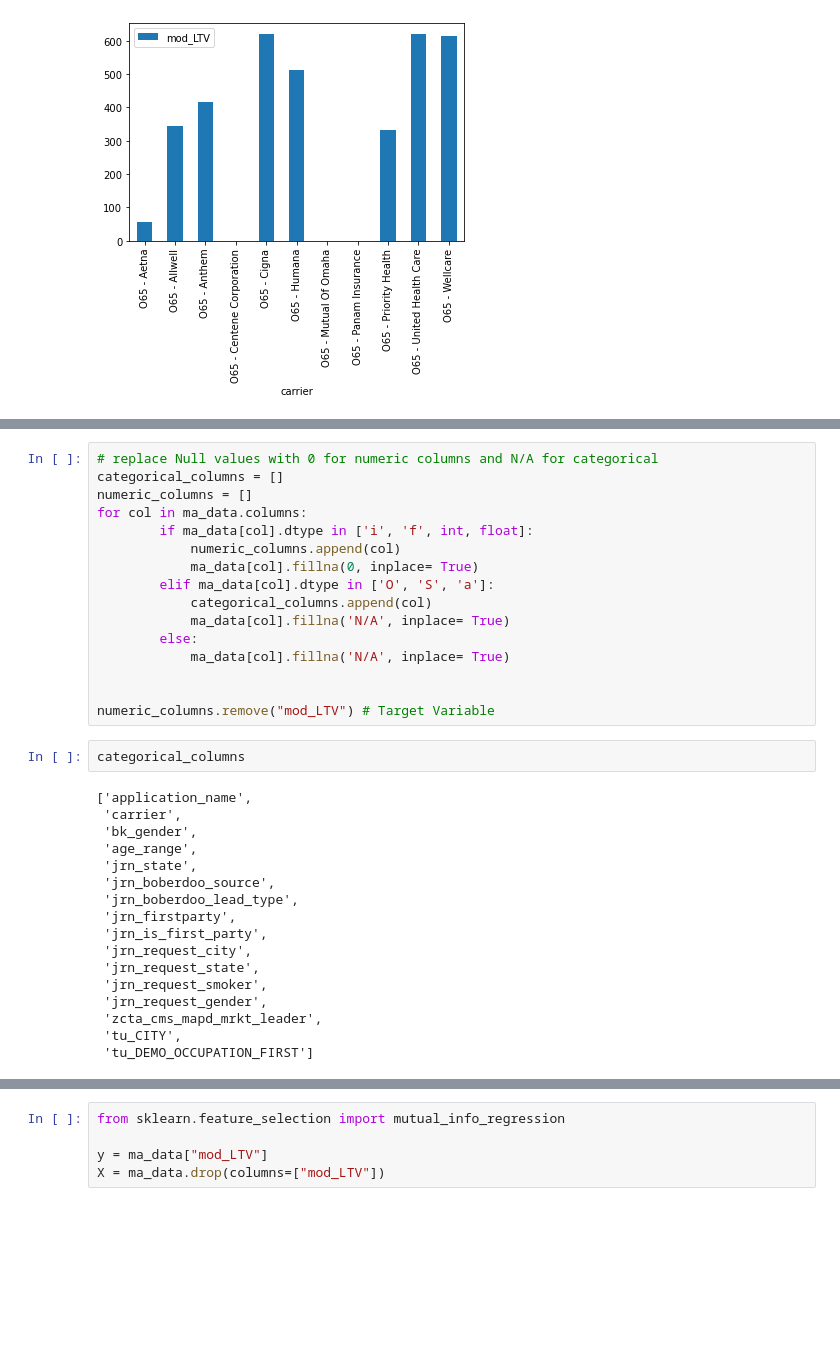
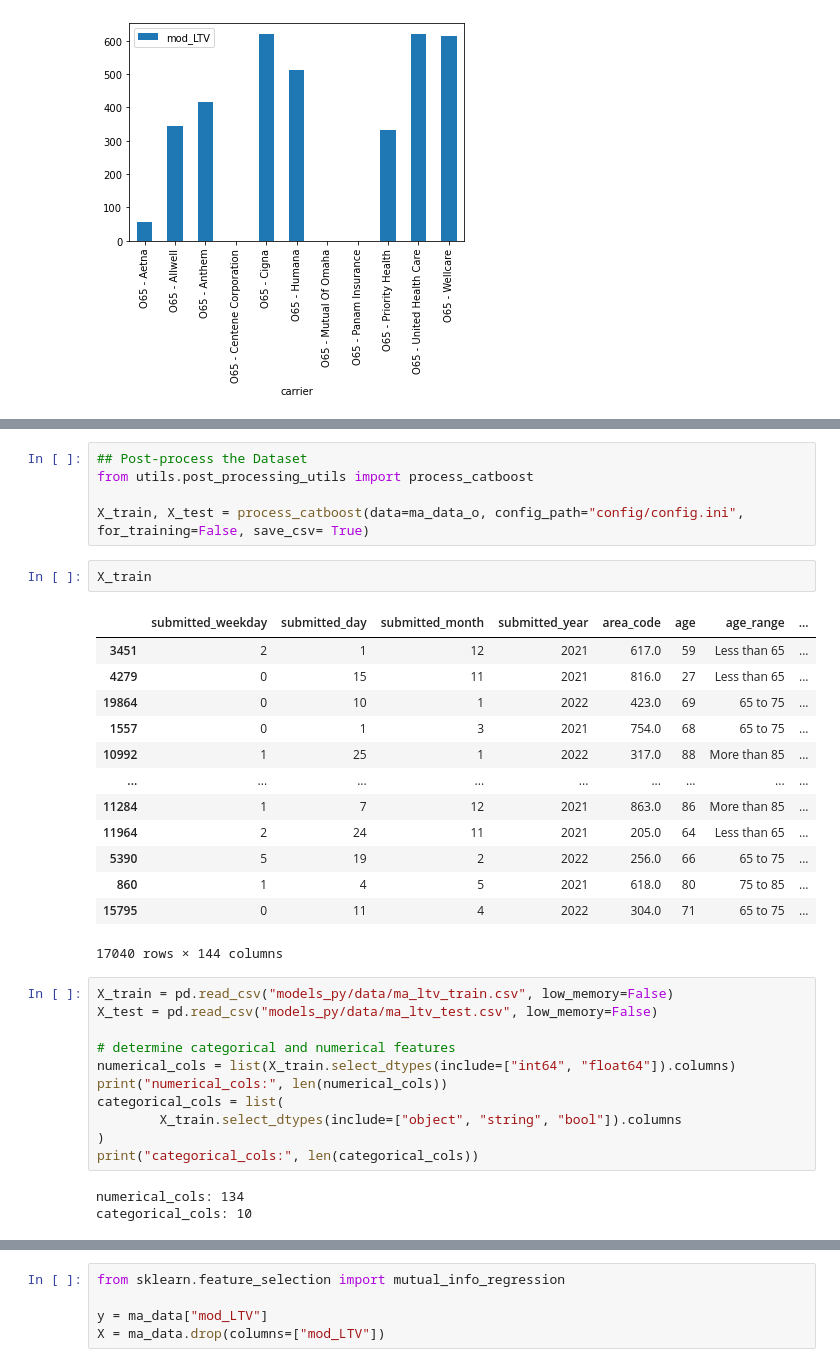
Before and after one commit to jawhar-healthcare/MedicareAdvantage_Pre_Conversion_LTV, a Jupyter notebook: model_dev.ipynb, the cells around one changed output, grey strips where cells are left out. Saved outputs shown, nothing was run; the diff lists cells and outputs as text; blank space fills up the shorter version.

```diff
--- a/model_dev.ipynb
+++ b/model_dev.ipynb
@@ -99,35 +61,35 @@ ma_data = ma_data_o.drop(columns= unwanted_features)
-# %%
-# replace Null values with 0 for numeric columns and N/A for categorical
-categorical_columns = []
-numeric_columns = []
-for col in ma_data.columns:
-        if ma_data[col].dtype in ['i', 'f', int, float]:
-            numeric_columns.append(col)
-            ma_data[col].fillna(0, inplace= True)
-        elif ma_data[col].dtype in ['O', 'S', 'a']:
-            categorical_columns.append(col)
-            ma_data[col].fillna('N/A', inplace= True)
-        else:
-            ma_data[col].fillna('N/A', inplace= True)
-
-
-numeric_columns.remove("mod_LTV") # Target Variable
-# %%
-categorical_columns
-# %% [output]
-['application_name',
- 'carrier',
- 'bk_gender',
- 'age_range',
- 'jrn_state',
- 'jrn_boberdoo_source',
- 'jrn_boberdoo_lead_type',
- 'jrn_firstparty',
- 'jrn_is_first_party',
- 'jrn_request_city',
- 'jrn_request_state',
- 'jrn_request_smoker',
- 'jrn_request_gender',
- 'zcta_cms_mapd_mrkt_leader',
- 'tu_CITY',
- 'tu_DEMO_OCCUPATION_FIRST']
+# %%
+## Post-process the Dataset
+from utils.post_processing_utils import process_catboost
+
+X_train, X_test = process_catboost(data=ma_data_o, config_path="config/config.ini", for_training=False, save_csv= True)
+# %%
+X_train
+# %% [output]
+|  | submitted_weekday | submitted_day | submitted_month | submitted_year | area_code | age | age_range | ... |
+| 3451 | 2 | 1 | 12 | 2021 | 617.0 | 59 | Less than 65 | ... |
+| 4279 | 0 | 15 | 11 | 2021 | 816.0 | 27 | Less than 65 | ... |
+| 19864 | 0 | 10 | 1 | 2022 | 423.0 | 69 | 65 to 75 | ... |
+| 1557 | 0 | 1 | 3 | 2021 | 754.0 | 68 | 65 to 75 | ... |
+| 10992 | 1 | 25 | 1 | 2022 | 317.0 | 88 | More than 85 | ... |
+| ... | ... | ... | ... | ... | ... | ... | ... | ... |
+| 11284 | 1 | 7 | 12 | 2021 | 863.0 | 86 | More than 85 | ... |
+| 11964 | 2 | 24 | 11 | 2021 | 205.0 | 64 | Less than 65 | ... |
+| 5390 | 5 | 19 | 2 | 2022 | 256.0 | 66 | 65 to 75 | ... |
+| 860 | 1 | 4 | 5 | 2021 | 618.0 | 80 | 75 to 85 | ... |
+| 15795 | 0 | 11 | 4 | 2022 | 304.0 | 71 | 65 to 75 | ... |
+17040 rows × 144 columns
+# %%
+X_train = pd.read_csv("models_py/data/ma_ltv_train.csv", low_memory=False)
+X_test = pd.read_csv("models_py/data/ma_ltv_test.csv", low_memory=False)
+
+# determine categorical and numerical features
+numerical_cols = list(X_train.select_dtypes(include=["int64", "float64"]).columns)
+print("numerical_cols:", len(numerical_cols))
+categorical_cols = list(
+        X_train.select_dtypes(include=["object", "string", "bool"]).columns
+)
+print("categorical_cols:", len(categorical_cols))
+# %% [output]
+numerical_cols: 134
+categorical_cols: 10
```
Also changed, not shown: parts of 29 cells of this notebook, 10 other files.
